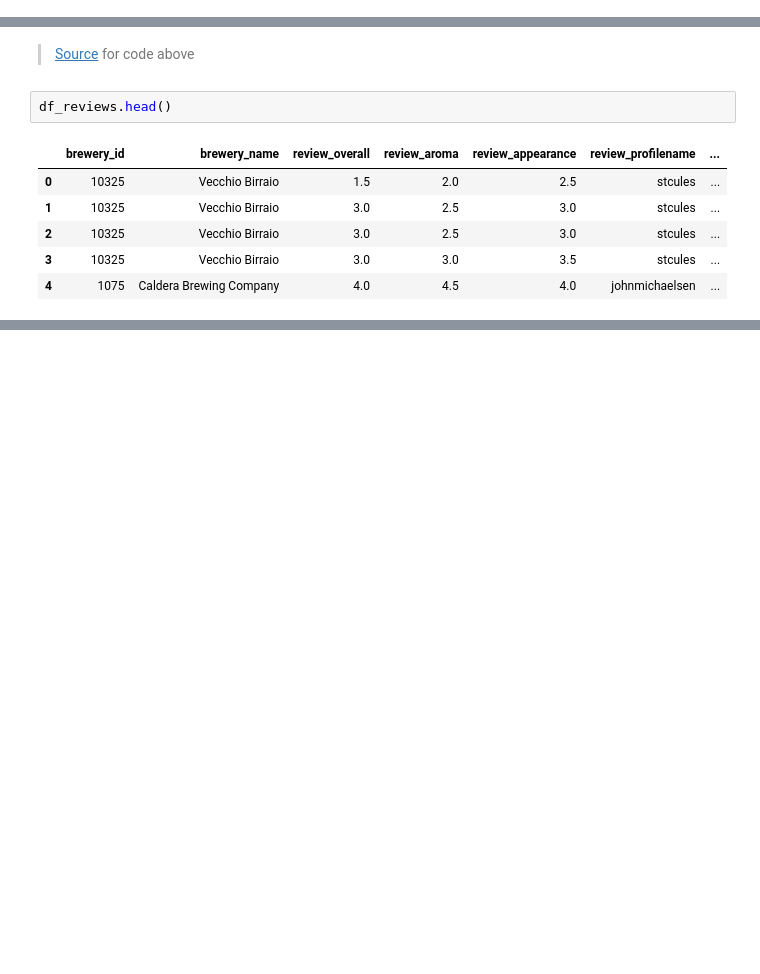
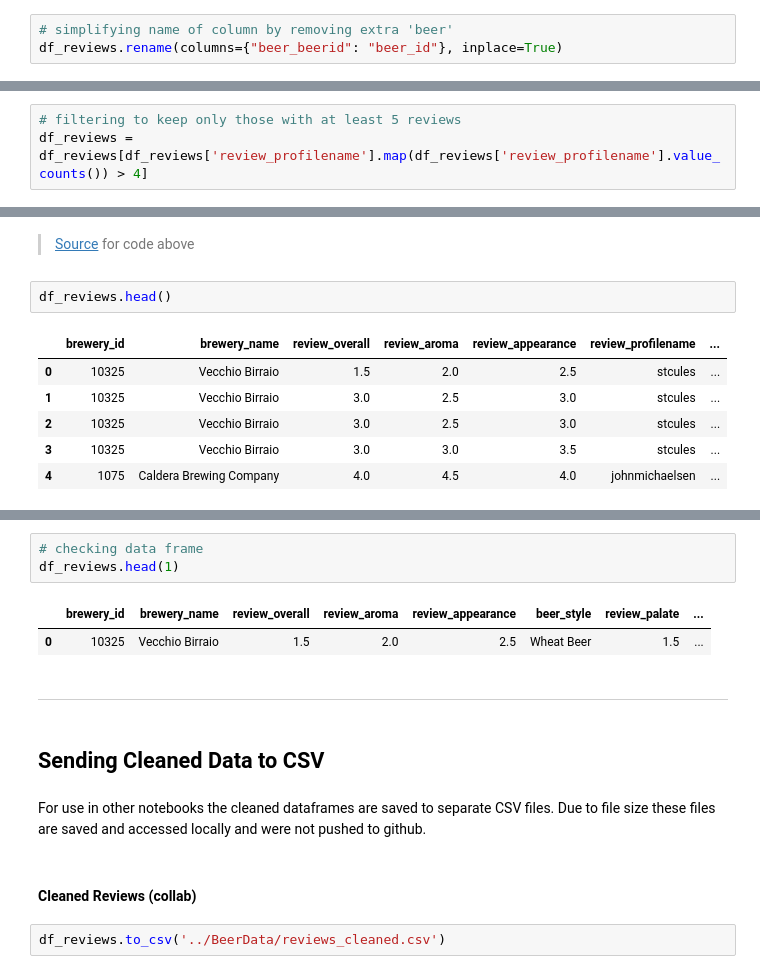
Before and after one commit to ashlidougherty/Beer-Recommender, a Jupyter notebook: DataPrep.ipynb, the cells around one changed output, grey strips where cells are left out. Cells and saved outputs as stored; diff of their text form; blank space fills up the shorter version.

```diff
--- a/DataPrep.ipynb
+++ b/DataPrep.ipynb
@@ -813,4 +789,7 @@ df_reviews.duplicated().sum()
 # %% [markdown]
 ### Inspecting Review Counts Per Beer
+# %%
+# simplifying name of column by removing extra 'beer'
+df_reviews.rename(columns={"beer_beerid": "beer_id"}, inplace=True)
 # %%
 #dataset has over 48,000 unique beers
@@ -837,0 +854,3 @@ sns.histplot(df_reviews.beer_beerid)
+# %%
+# filtering to keep only those with at least 5 reviews
+df_reviews = df_reviews[df_reviews['review_profilename'].map(df_reviews['review_profilename'].value_counts()) > 4]
@@ -903,0 +915,16 @@ df_reviews.head()
+# %%
+# checking data frame
+df_reviews.head(1)
+# %% [output]
+|  | brewery_id | brewery_name | review_overall | review_aroma | review_appearance | beer_style | review_palate | ... |
+| 0 | 10325 | Vecchio Birraio | 1.5 | 2.0 | 2.5 | Wheat Beer | 1.5 | ... |
+# %% [markdown]
+***
+# %% [markdown]
+## Sending Cleaned Data to CSV
+# %% [markdown]
+For use in other notebooks the cleaned dataframes are saved to separate CSV files. Due to file size these files are saved and accessed locally and were not pushed to github.
+# %% [markdown]
+#### Cleaned Reviews (collab)
+# %%
+df_reviews.to_csv('../BeerData/reviews_cleaned.csv')
```
Also changed, not shown: parts of 45 cells of this notebook.
